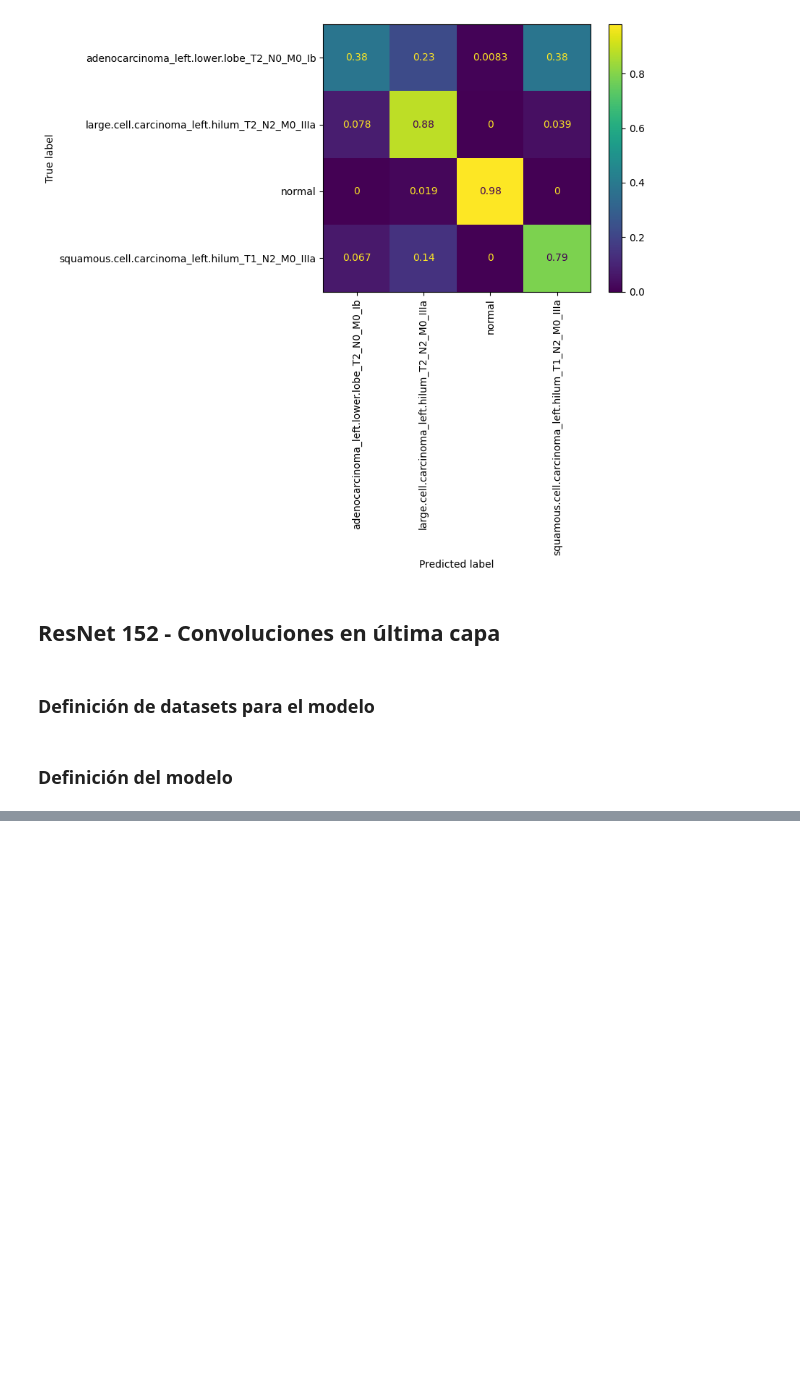
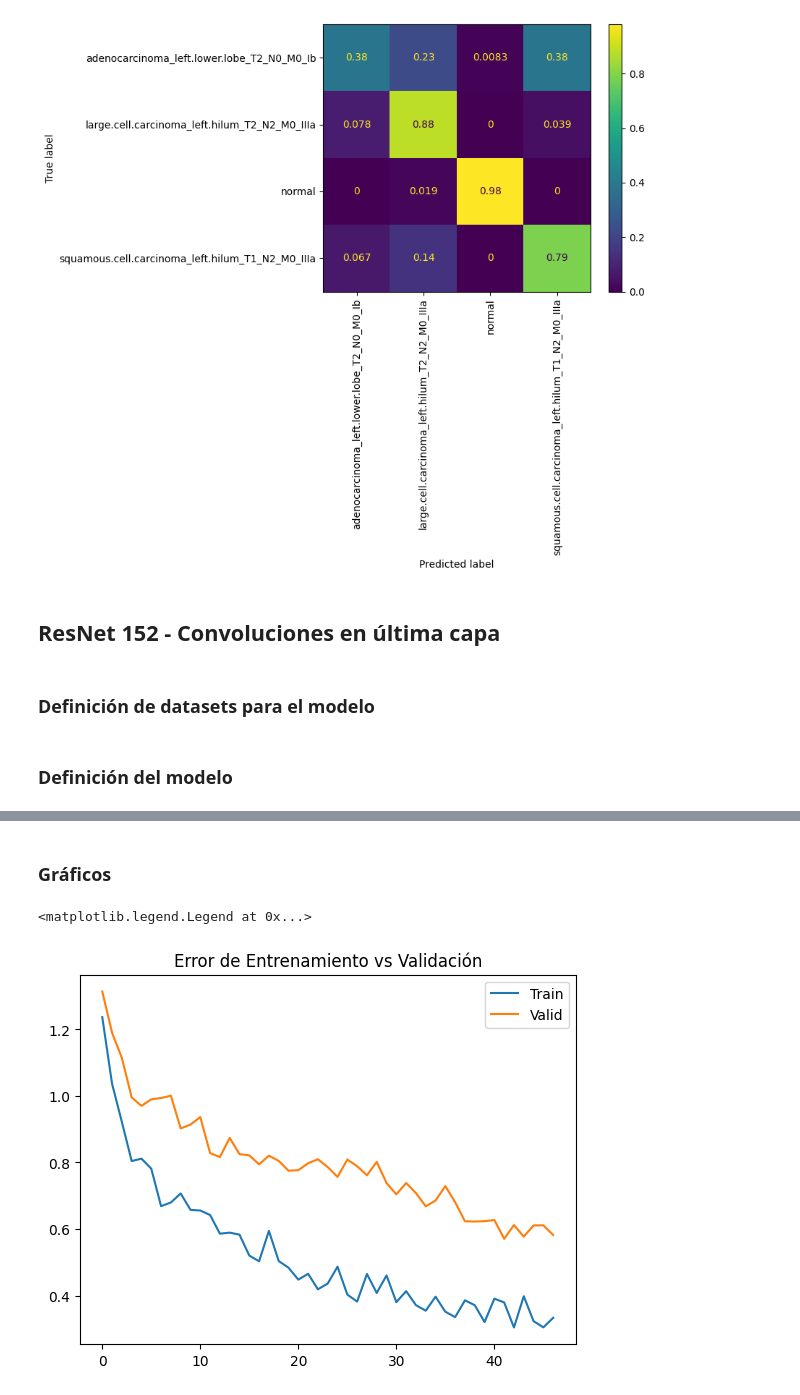
Before and after one commit to gasper-az/vision-computadora-II-trabajo-final, a Jupyter notebook: ResNet.ipynb, the cells around one changed output, grey strips where cells are left out. Drawn from its saved outputs; the diff is of its cells as text; code cells hidden in the pictures; blank space fills up the shorter version.

```diff
--- a/ResNet.ipynb
+++ b/ResNet.ipynb
@@ -699,0 +724,13 @@ torchsummary.summary(resnet152_conv_model, input_size=(IMG_CHANNELS, IMG_HEIGHT,
+# %%
+model = custom_resnet152
+# %%
+criterion = torch.nn.CrossEntropyLoss()
+metric = torchmetrics.Recall(task='multiclass', num_classes=CANT_CLASES)
+optimizer = torch.optim.Adam(model.parameters(), lr=LEARNING_RATE)
+
+data = {"train": train_loader, "valid": test_loader, "image_width": IMG_WIDTH,
+        "image_height": IMG_HEIGHT}
+# %%
+history_custom_resnet152 = train_eval_loop(
+    model=model, optimizer=optimizer, criterion=criterion, metric=metric,
+    data=data, epochs=EPOCHS, tb_writer=None)
@@ -699,0 +755,12 @@ torchsummary.summary(resnet152_conv_model, input_size=(IMG_CHANNELS, IMG_HEIGHT,
+# %%
+history = history_custom_resnet152
+# %% [markdown]
+### Gráficos
+# %%
+plt.plot(history["train_loss"])
+plt.plot(history["valid_loss"])
+plt.title("Error de Entrenamiento vs Validación")
+plt.legend(['Train', 'Valid'])
+# %% [output]
+<matplotlib.legend.Legend at 0x...>
+[figure, added]
```
Also changed, not shown: parts of 31 cells of this notebook.
